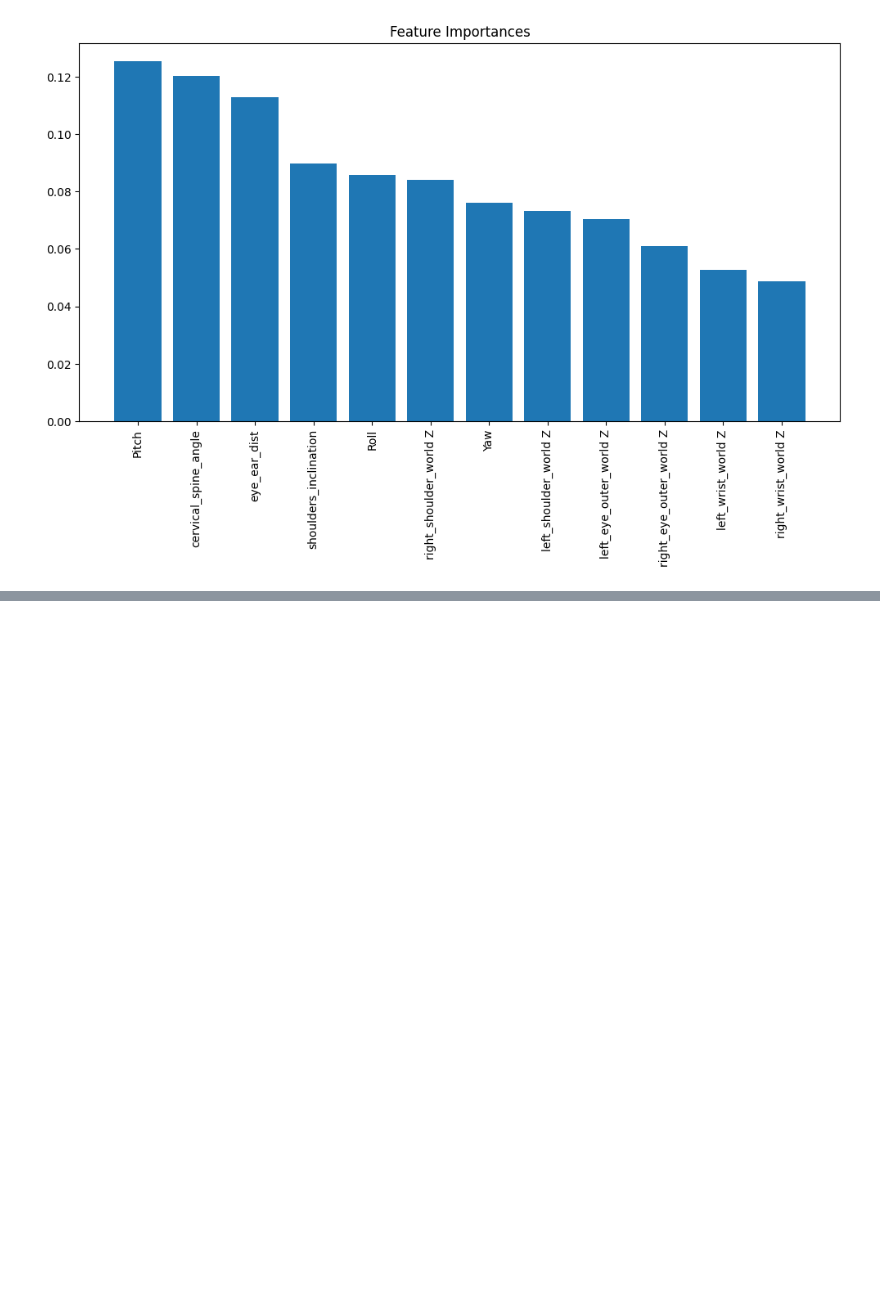
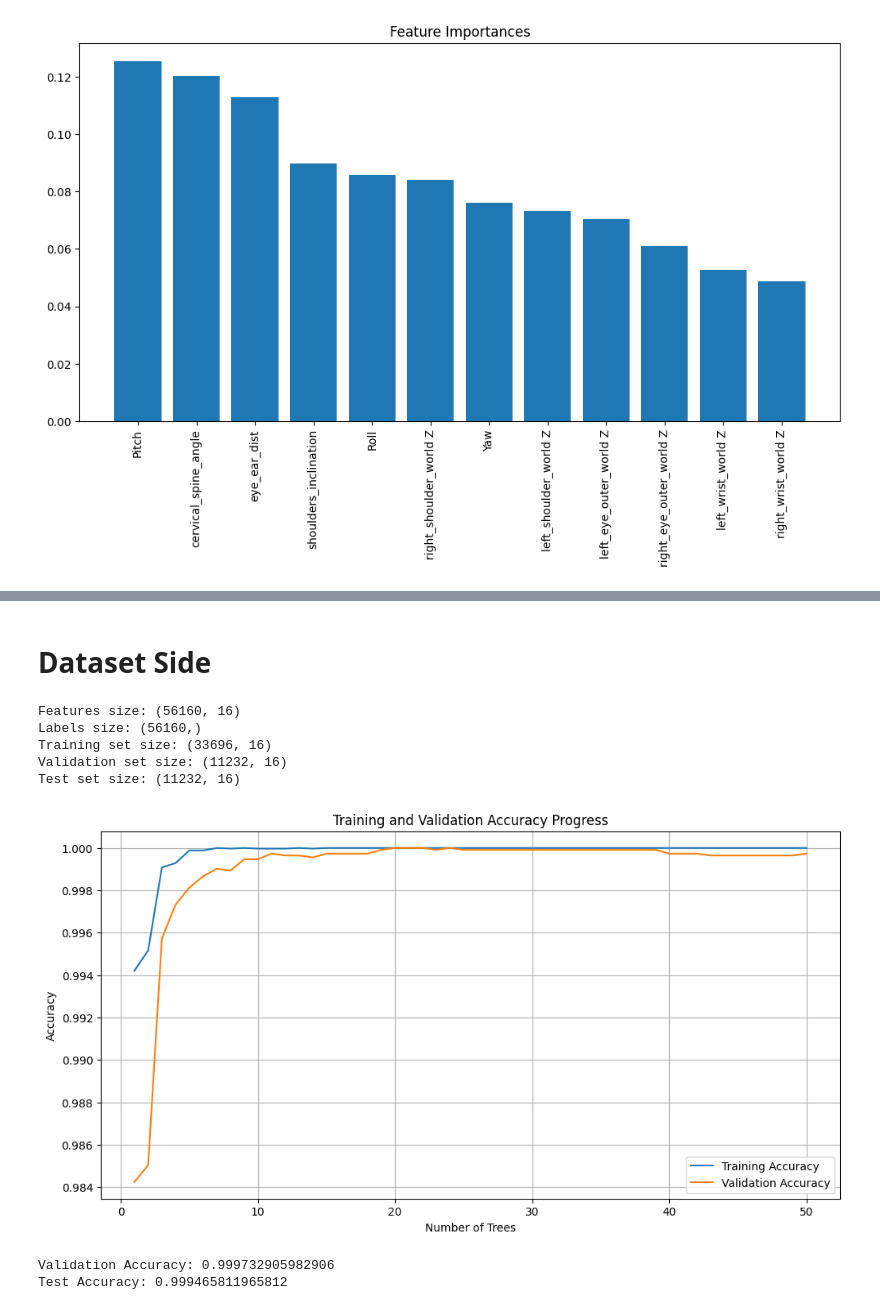
Before and after one commit to FucsikovaTereza/Research_Project, a Jupyter notebook: Random_forest.ipynb, the cells around one changed output, grey strips where cells are left out. Drawn from its saved outputs; the diff is of its cells as text; code cells hidden in the pictures; blank space fills up the shorter version.

```diff
--- a/Random_forest.ipynb
+++ b/Random_forest.ipynb
@@ -141,0 +275,69 @@ Feature ranking:
+# %% [markdown]
+# Dataset Side
+# %%
+data_side = np.load('data_side.npz')
+M = data_side['matrix']
+n = data_side['labels']
+
+print("Features size:", M.shape)
+print("Labels size:", n.shape)
+
+# Split the data into training+validation and test sets (80% train+validation, 20% test)
+M_train_val, M_test, n_train_val, n_test = train_test_split(M, n, test_size=0.2, random_state=42)
+
+# Further split the training+validation set into training and validation sets (80% train, 20% validation)
+M_train, M_val, n_train, n_val = train_test_split(M_train_val, n_train_val, test_size=0.25, random_state=42)
+
+print("Training set size:", M_train.shape)
+print("Validation set size:", M_val.shape)
+print("Test set size:", M_test.shape)
+
+# Initialize the Random Forest model
+rf_model = RandomForestClassifier(n_estimators=50, random_state=42)
+
+# Lists to store accuracies
+train_accuracies = []
+val_accuracies = []
+
+# Train the model with progress bar and track accuracies
+for i in tqdm(range(1, rf_model.n_estimators + 1)):
+    rf_model.set_params(n_estimators=i)
+    rf_model.fit(M_train, n_train)
+
+    # Calculate training accuracy
+    n_train_pred = rf_model.predict(M_train)
+    train_accuracy = accuracy_score(n_train, n_train_pred)
+    train_accuracies.append(train_accuracy)
+
+    # Calculate validation accuracy
+    n_val_pred = rf_model.predict(M_val)
+    val_accuracy = accuracy_score(n_val, n_val_pred)
+    val_accuracies.append(val_accuracy)
+
+# Plotting the accuracies
+plt.figure(figsize=(12, 6))
+plt.plot(range(1, 51), train_accuracies, label='Training Accuracy')
+plt.plot(range(1, 51), val_accuracies, label='Validation Accuracy')
+plt.xlabel('Number of Trees')
+plt.ylabel('Accuracy')
+plt.title('Training and Validation Accuracy Progress')
+plt.legend()
+plt.grid(True)
+plt.show()
+
+print("Validation Accuracy:", val_accuracy)
+
+# Predict on the test set
+n_test_pred = rf_model.predict(M_test)
+# Calculate test accuracy
+test_accuracy = accuracy_score(n_test, n_test_pred)
+print("Test Accuracy:", test_accuracy)
+# %% [output]
+Features size: (56160, 16)
+Labels size: (56160,)
+Training set size: (33696, 16)
+Validation set size: (11232, 16)
+Test set size: (11232, 16)
+[figure, added]
+Validation Accuracy: 0.999732905982906
+Test Accuracy: 0.999465811965812
```
Also changed, not shown: parts of 5 cells of this notebook.
